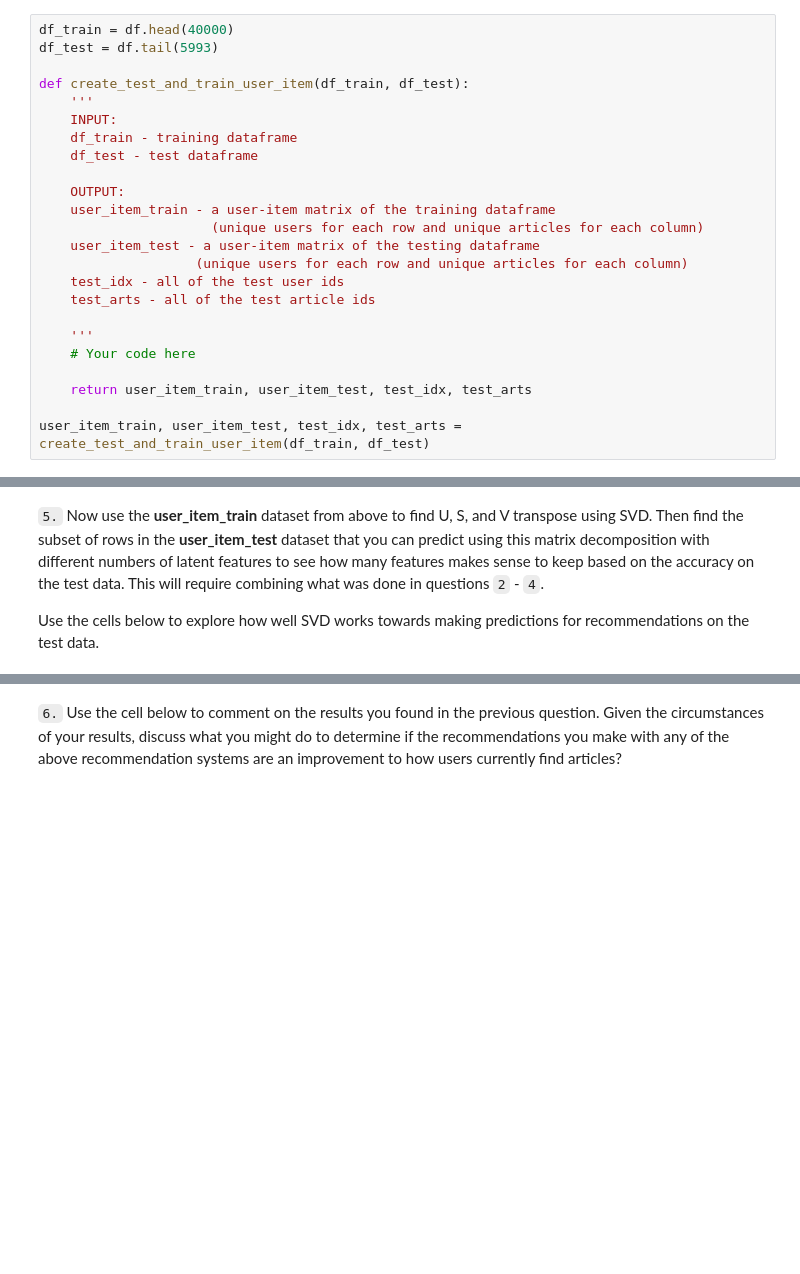
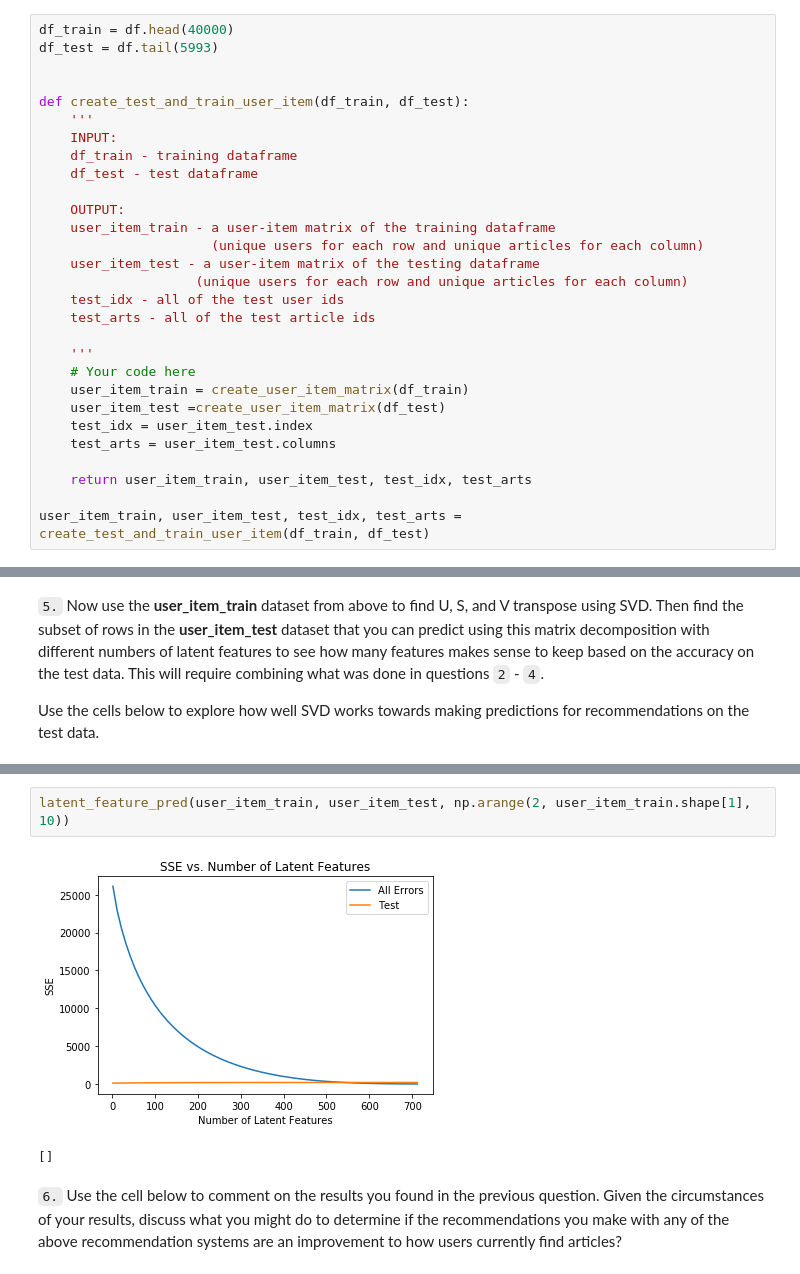
Before and after one commit to madkehl/Recommendation_with_IBM, a Jupyter notebook: Recommendations_with_IBM.ipynb, the cells around one changed output, grey strips where cells are left out. Saved outputs shown, nothing was run; the diff lists cells and outputs as text; blank space fills up the shorter version.

Commit message:
feat: latent feature svd testing added

```diff
--- a/Recommendations_with_IBM.ipynb
+++ b/Recommendations_with_IBM.ipynb
@@ -986,6 +995,7 @@ Use the code from question 3 to understand the impact on accuracy of the trainin
 # %%
 df_train = df.head(40000)
 df_test = df.tail(5993)
+
 
 def create_test_and_train_user_item(df_train, df_test):
     '''
@@ -1003,6 +1013,10 @@ def create_test_and_train_user_item(df_train, df_test):
 
     '''
     # Your code here
+    user_item_train = create_user_item_matrix(df_train)
+    user_item_test =create_user_item_matrix(df_test)
+    test_idx = user_item_test.index
+    test_arts = user_item_test.columns
 
     return user_item_train, user_item_test, test_idx, test_arts
 
@@ -1036,3 +1145,8 @@ u_train, s_train, vt_train = # fit svd similar to above then use the cells below
+# %%
+latent_feature_pred(user_item_train, user_item_test, np.arange(2, user_item_train.shape[1], 10))
+# %% [output]
+[figure, added]
+[]
 # %% [markdown]
 `6.` Use the cell below to comment on the results you found in the previous question. Given the circumstances of your results, discuss what you might do to determine if the recommendations you make with any of the above recommendation systems are an improvement to how users currently find articles?
 # %% [markdown]
```
Also changed, not shown: parts of 24 cells of this notebook.
